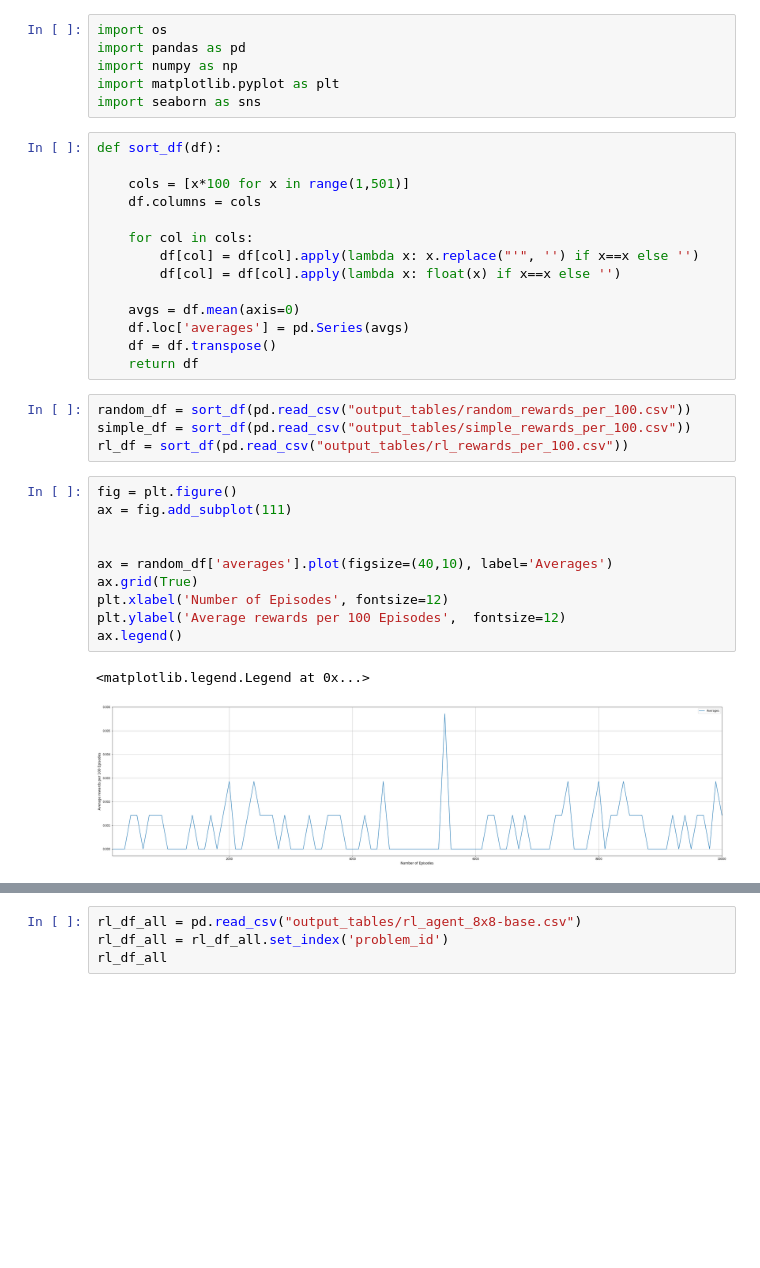
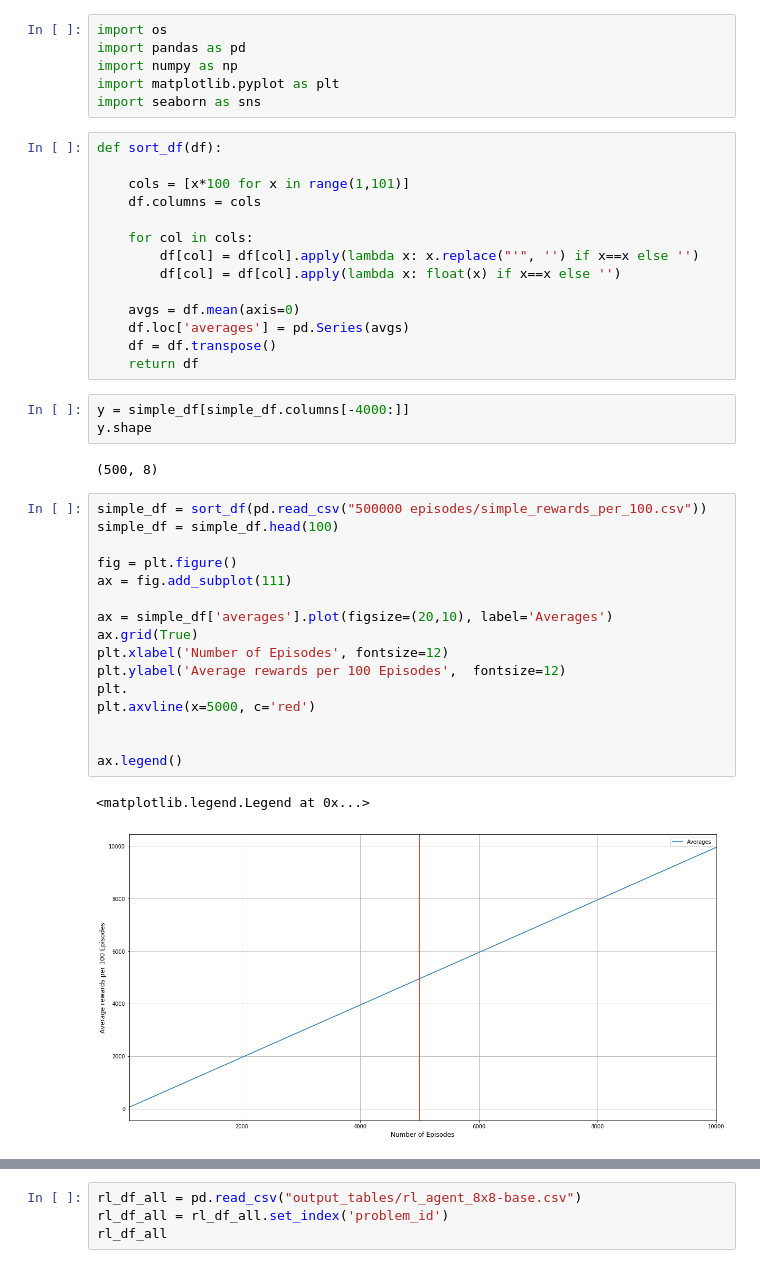
Before and after one commit to heatherlogan/Frozen-Lake, a Jupyter notebook: temp_analysis.ipynb, the cells around one changed output, grey strips where cells are left out. Saved outputs shown, nothing was run; the diff lists cells and outputs as text; blank space fills up the shorter version.

```diff
--- a/temp_analysis.ipynb
+++ b/temp_analysis.ipynb
@@ -7,7 +7,7 @@ import seaborn as sns
 # %%
 def sort_df(df):
 
-    cols = [x*100 for x in range(1,501)]
+    cols = [x*100 for x in range(1,101)]
     df.columns = cols
 
     for col in cols:
@@ -18,20 +18,27 @@ def sort_df(df):
     df.loc['averages'] = pd.Series(avgs)
     df = df.transpose()
     return df
-# %%
-random_df = sort_df(pd.read_csv("output_tables/random_rewards_per_100.csv"))
-simple_df = sort_df(pd.read_csv("output_tables/simple_rewards_per_100.csv"))
-rl_df = sort_df(pd.read_csv("output_tables/rl_rewards_per_100.csv"))
+# %%
+y = simple_df[simple_df.columns[-4000:]]
+y.shape
+# %% [output]
+(500, 8)
 # %%
+simple_df = sort_df(pd.read_csv("500000 episodes/simple_rewards_per_100.csv"))
+simple_df = simple_df.head(100)
+
 fig = plt.figure()
 ax = fig.add_subplot(111)
 
-
-ax = random_df['averages'].plot(figsize=(40,10), label='Averages')
+ax = simple_df['averages'].plot(figsize=(20,10), label='Averages')
 ax.grid(True)
 plt.xlabel('Number of Episodes', fontsize=12)
 plt.ylabel('Average rewards per 100 Episodes',  fontsize=12)
+plt.
+plt.axvline(x=5000, c='red')
+
+
 ax.legend()
 # %% [output]
 <matplotlib.legend.Legend at 0x...>
-[figure, old version]
+[figure, new version]
```
Also changed, not shown: parts of 38 cells of this notebook, 42 other files.
